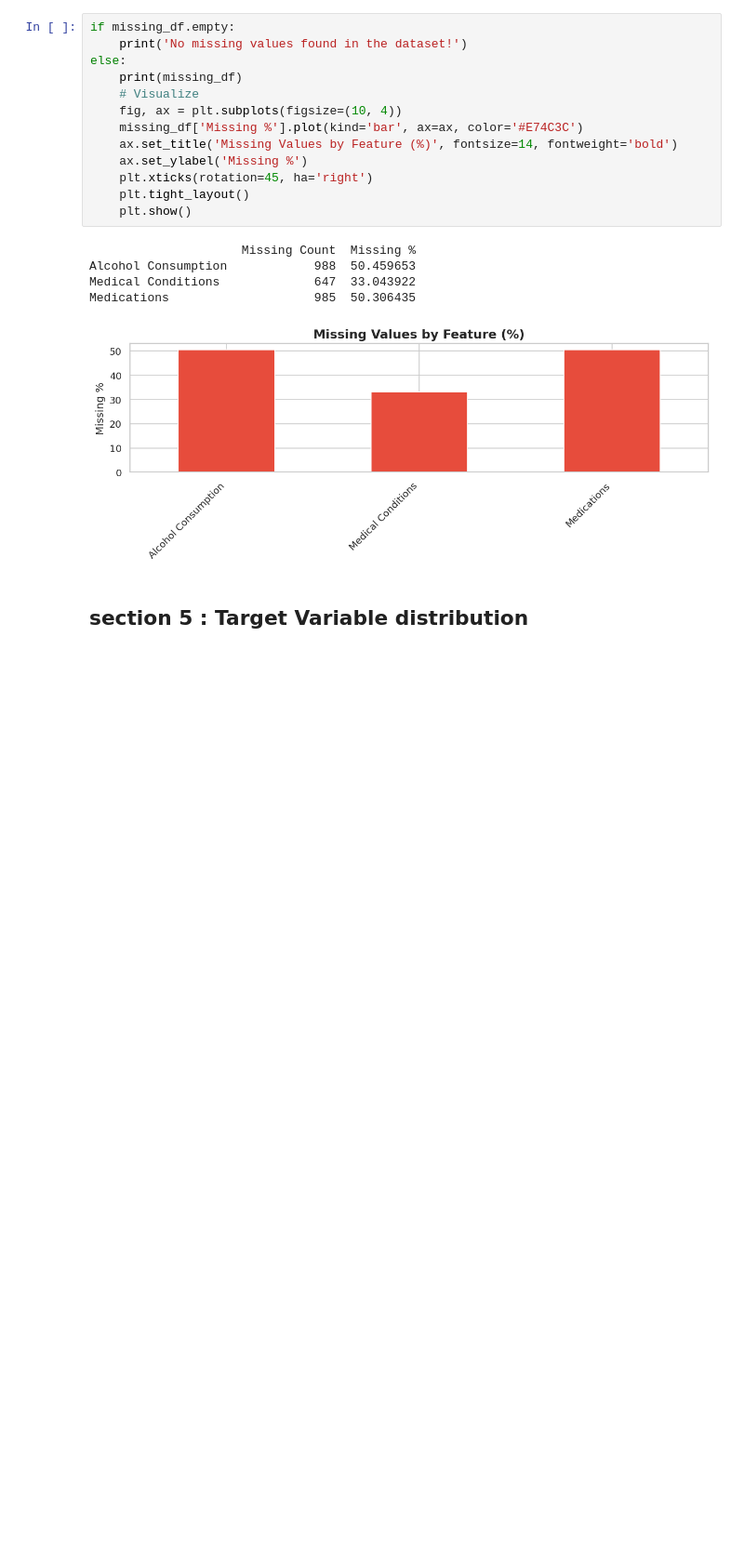
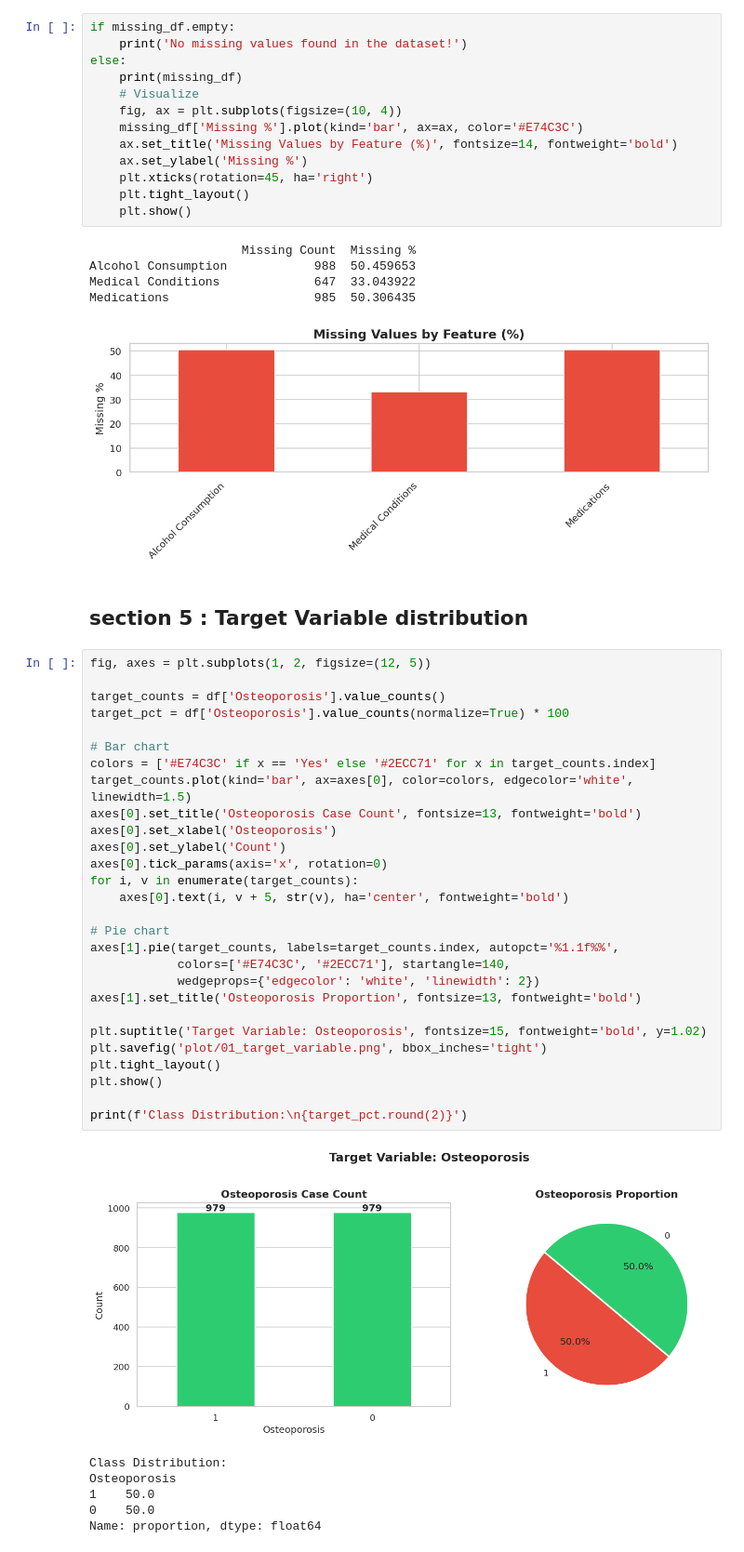
Before and after one commit to afeefanver/Osteoporosis-Risk-Prediction, a Jupyter notebook: EDA(Oesto).ipynb, the cells around one changed output. Shown at 93% size. Drawn from its saved outputs; the diff is of its cells as text; blank space fills up the shorter version.

```diff
--- a/EDA(Oesto).ipynb
+++ b/EDA(Oesto).ipynb
@@ -163,3 +163,38 @@ Medications                    985  50.306435
 [figure]
 # %% [markdown]
 ## section 5 : Target Variable distribution
+# %%
+fig, axes = plt.subplots(1, 2, figsize=(12, 5))
+
+target_counts = df['Osteoporosis'].value_counts()
+target_pct = df['Osteoporosis'].value_counts(normalize=True) * 100
+
+# Bar chart
+colors = ['#E74C3C' if x == 'Yes' else '#2ECC71' for x in target_counts.index]
+target_counts.plot(kind='bar', ax=axes[0], color=colors, edgecolor='white', linewidth=1.5)
+axes[0].set_title('Osteoporosis Case Count', fontsize=13, fontweight='bold')
+axes[0].set_xlabel('Osteoporosis')
+axes[0].set_ylabel('Count')
+axes[0].tick_params(axis='x', rotation=0)
+for i, v in enumerate(target_counts):
+    axes[0].text(i, v + 5, str(v), ha='center', fontweight='bold')
+
+# Pie chart
+axes[1].pie(target_counts, labels=target_counts.index, autopct='%1.1f%%',
+            colors=['#E74C3C', '#2ECC71'], startangle=140,
+            wedgeprops={'edgecolor': 'white', 'linewidth': 2})
+axes[1].set_title('Osteoporosis Proportion', fontsize=13, fontweight='bold')
+
+plt.suptitle('Target Variable: Osteoporosis', fontsize=15, fontweight='bold', y=1.02)
+plt.savefig('plot/01_target_variable.png', bbox_inches='tight')
+plt.tight_layout()
+plt.show()
+
+print(f'Class Distribution:\n{target_pct.round(2)}')
+# %% [output]
+[figure, added]
+Class Distribution:
+Osteoporosis
+1    50.0
+0    50.0
+Name: proportion, dtype: float64
```
Also changed, not shown: parts of 2 cells of this notebook.
